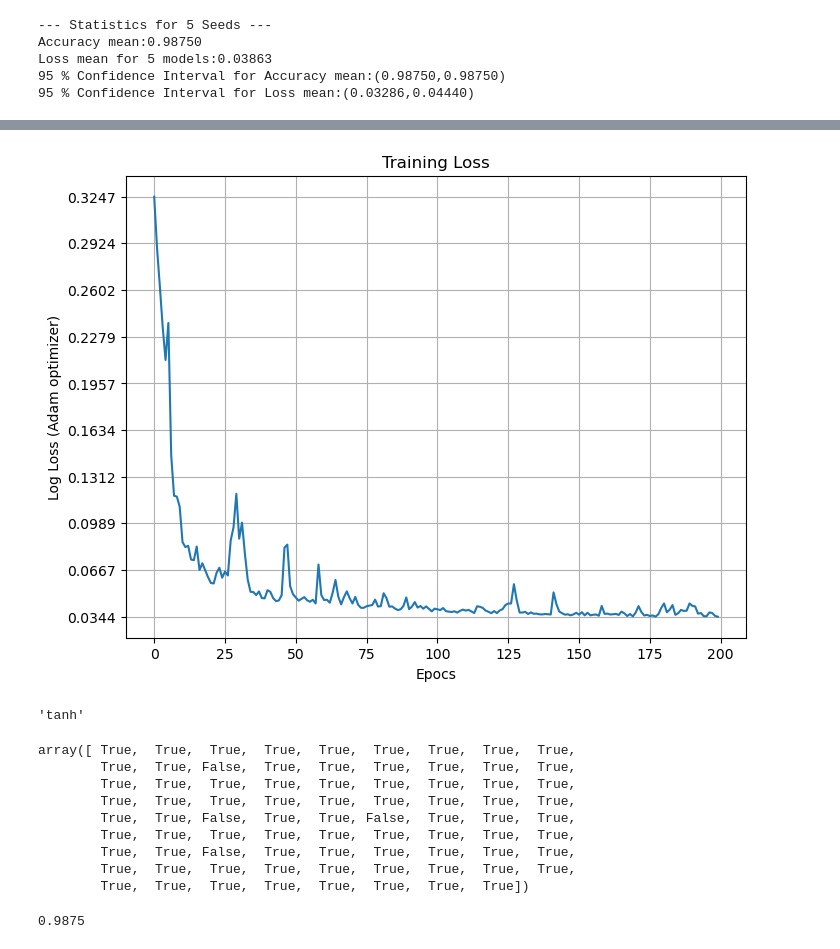
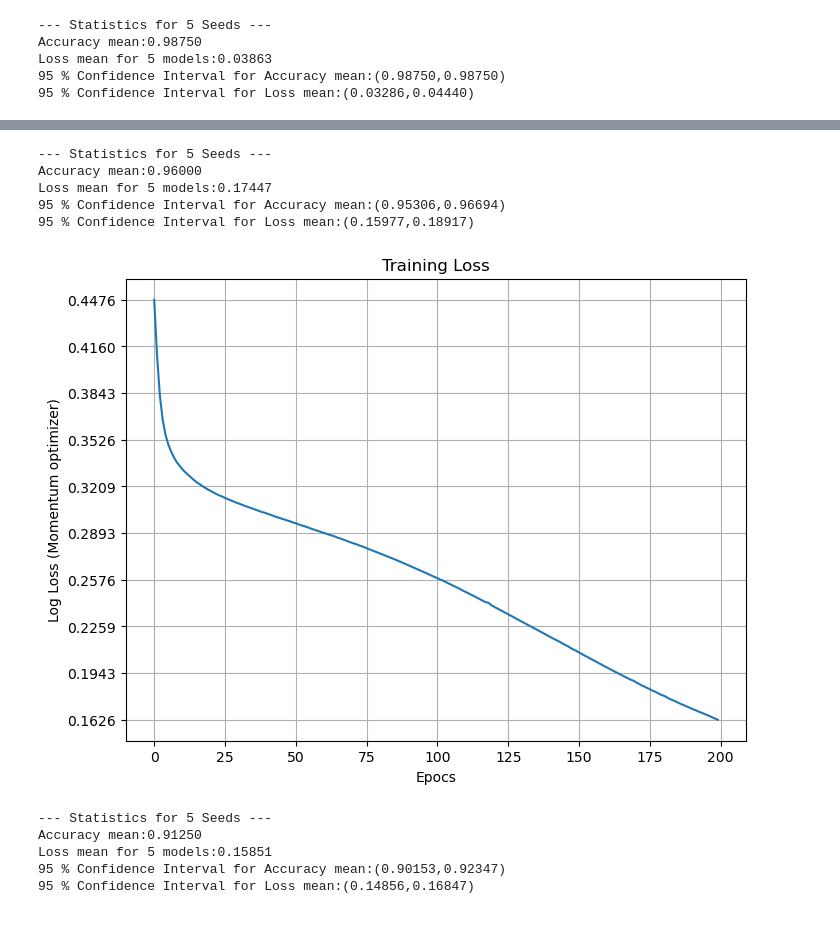
Before and after one commit to YasinVeliyev/AiAcademy_Math_Final, a Jupyter notebook: Untitled.ipynb, the cells around one changed output, grey strips where cells are left out. Cells and saved outputs as stored; diff of their text form; code cells hidden in the pictures.

```diff
--- a/Untitled.ipynb
+++ b/Untitled.ipynb
@@ -328,3 +305,0 @@ Loss mean for 5 models:0.22055
-# %%
-y_pred = model.predict(X_d_test)
-accuracy(y_pred,y_d_test)
@@ -368,3 +305,0 @@ from sklearn.metrics import *
-# %%
-model = LogisticRegression()
-model.fit(X_m_train,y_m_train)
@@ -387,12 +311,8 @@ array([[-0.69139792,  1.73142539, -0.05010209],
 # %%
-def softmax(X):
-    Z = X -  np.max(X, axis=1, keepdims=True)
-    S = np.exp(Z)
-    return S/np.sum(S,axis=1,keepdims=True)
 
 class NeuralNetwork():
-    def __init__(self,size=None,lamda = 1e-4,batch_size=32,learning_rate = 0.05,optimizer="SGD",epochs = 200,activation_functions = (np.tanh,softmax)):
-        self.size = size if size else []
+    def __init__(self,size=None,lamda = 1e-4,batch_size=32,learning_rate = 0.05,optimizer="sgd",epochs = 200,activation_functions = (np.tanh,softmax)):
+        self.size = size if size else [32]
         self.batch_size = batch_size
         self.learning_rate=learning_rate
         self.cache = {}
@@ -450,7 +370,7 @@ class NeuralNetwork():
         return -np.mean(np.sum(Y*np.log(y_predict + 1e-9),axis=1)) + self._l2()
 
     def _optimize(self):
-        if self.optimizer=="SGD":
+        if self.optimizer=="sgd":
             self.sgd()
         elif self.optimizer=="adam":
             self.adam()
@@ -609,27 +538,24 @@ NameError: name 'softmax' is not defined
 # %%
-nn = NeuralNetwork(size=[32],batch_size=64,optimizer="adam")
-nn.fit(X_m_train,y_m_train)
+validation_nn_moment_m = Validation(NeuralNetwork,X_m_train,y_m_train,X_m_val,y_m_val,params={"size":[32],"optimizer":"momentum","epochs":200})
+acc_m,model_nn_moment_m = validation_nn_moment_m.fit()
+validation_nn_moment_m.report()
+# %% [output]
+--- Statistics for 5 Seeds ---
+Accuracy mean:0.96000
+Loss mean for 5 models:0.17447
+95 % Confidence Interval for Accuracy mean:(0.95306,0.96694)
+95 % Confidence Interval for Loss mean:(0.15977,0.18917)
 # %%
-model_nn_m.plot_loss()
+model_nn_moment_m.plot_loss()
 # %% [output]
-[figure, old version]
+[figure, new version]
-# %%
-np.tanh.__name__
-# %% [output]
-'tanh'
-# %%
-model_nn_m.predict(X_m_test)==y_m_test
-# %% [output]
-array([ True,  True,  True,  True,  True,  True,  True,  True,  True,
-        True,  True, False,  True,  True,  True,  True,  True,  True,
-        True,  True,  True,  True,  True,  True,  True,  True,  True,
-        True,  True,  True,  True,  True,  True,  True,  True,  True,
-        True,  True, False,  True,  True, False,  True,  True,  True,
-        True,  True,  True,  True,  True,  True,  True,  True,  True,
-        True,  True, False,  True,  True,  True,  True,  True,  True,
-        True,  True,  True,  True,  True,  True,  True,  True,  True,
-        True,  True,  True,  True,  True,  True,  True,  True])
-# %%
-acc_m
-# %% [output]
-0.9875
+# %%
+validation_nn_l = Validation(NeuralNetwork,X_l_train,y_l_train,X_l_val,y_l_val,params={"size":[32],"optimizer":"adam","epochs":200})
+acc_m,model_nn_l = validation_nn_l.fit()
+validation_nn_l.report()
+# %% [output]
+--- Statistics for 5 Seeds ---
+Accuracy mean:0.91250
+Loss mean for 5 models:0.15851
+95 % Confidence Interval for Accuracy mean:(0.90153,0.92347)
+95 % Confidence Interval for Loss mean:(0.14856,0.16847)
```
Also changed, not shown: parts of 57 cells of this notebook, 2 other files.
